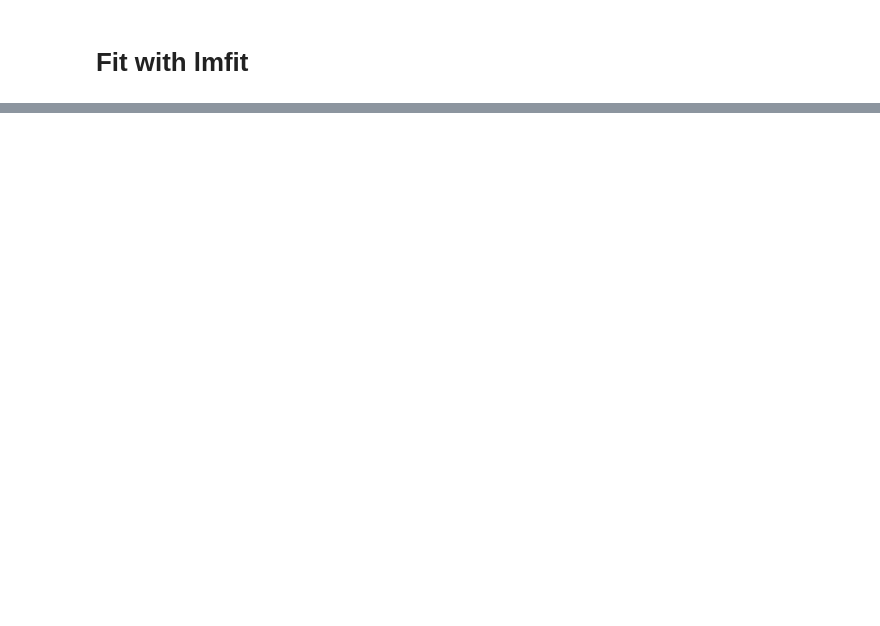
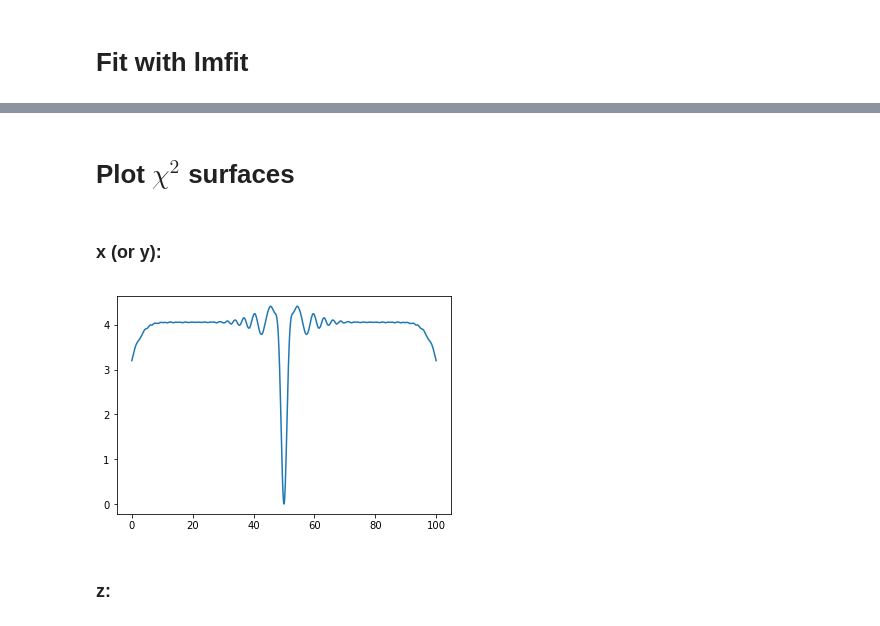
Before and after one commit to ralex0/holoinfer, a Jupyter notebook: modelfit.ipynb, the cells around one changed output, grey strips where cells are left out. Cells and saved outputs as stored; diff of their text form; code cells hidden in the pictures; blank space fills up the shorter version.

Commit message:
update modelfit notebook
Plotted chi^2 surfaces for some of the model parameters to debug it

```diff
--- a/modelfit.ipynb
+++ b/modelfit.ipynb
@@ -147,0 +154,17 @@ out.params['x'].value / pixel_size
+# %% [markdown]
+# Plot $\chi^2$ surfaces
+# %% [markdown]
+### x (or y):
+# %%
+rgholo_varycenter = functools.partial(rg_sphere_holo2, position=detector_grid, k=illum_wavenumber, m=_index, a=_radius)
+# %%
+x_vals = np.linspace(0, pixel_size*grid_size, 10*int(grid_size))
+centers = math.cartesian(x_vals, 50*pixel_size, 5)
+chisq_x = [chisq(holo1, rgholo_varycenter(center=point)) for point in centers]
+# %%
+plt.plot(x_vals/pixel_size, chisq_x)
+plt.show()
+# %% [output]
+[figure, added]
+# %% [markdown]
+### z:
```
Also changed, not shown: parts of 34 cells of this notebook.
